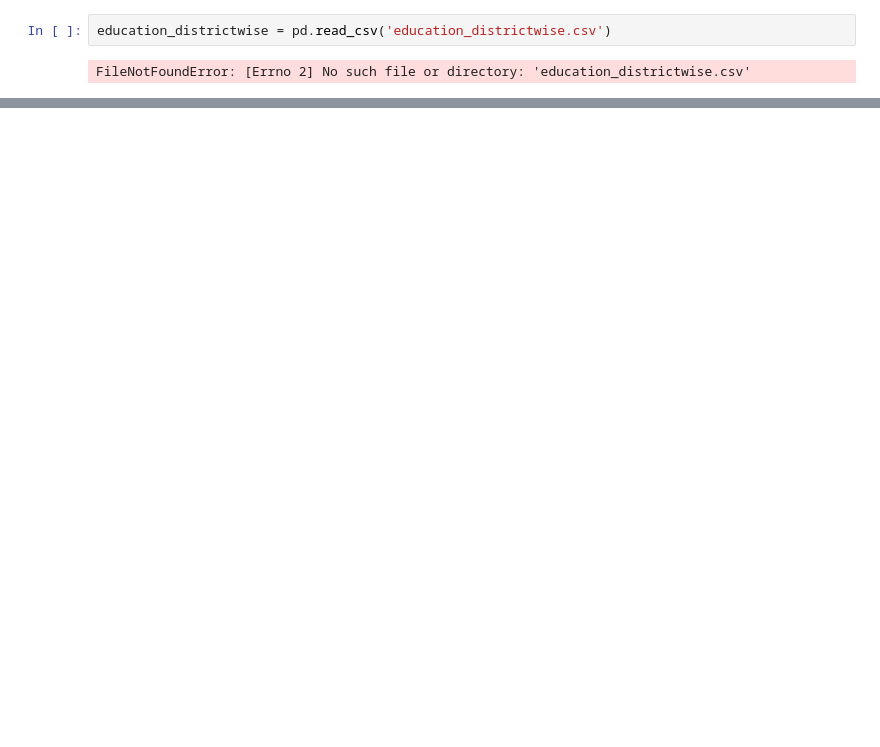
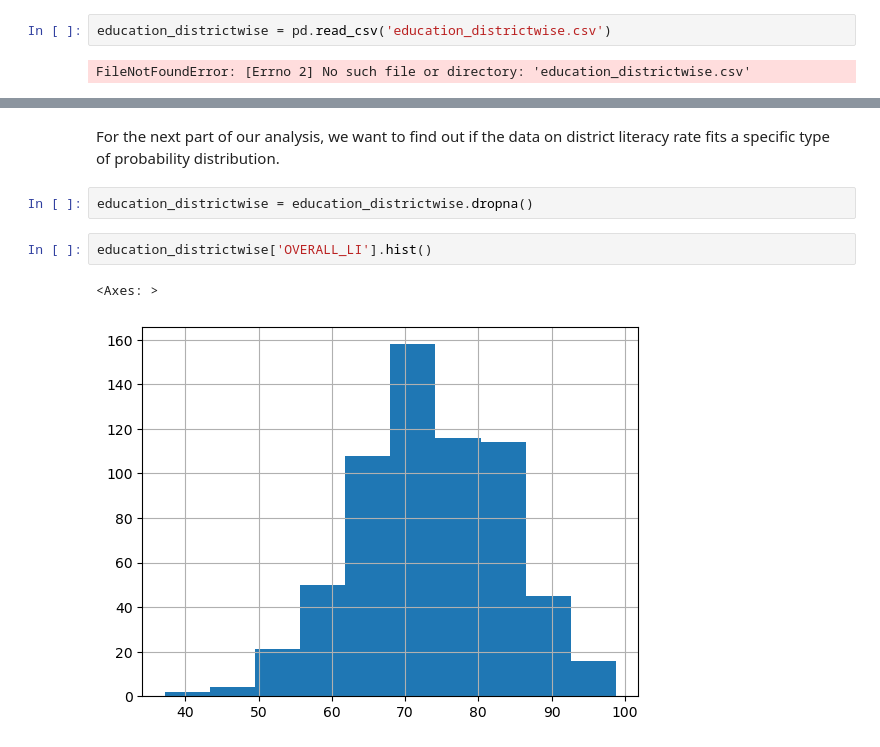
Before and after one commit to InsightQod/Unicorn-Companies-Analysis, a Jupyter notebook: Literacy_rate.ipynb, the cells around one changed output, grey strips where cells are left out. Saved outputs shown, nothing was run; the diff lists cells and outputs as text; blank space fills up the shorter version.

```diff
--- a/Literacy_rate.ipynb
+++ b/Literacy_rate.ipynb
@@ -24,0 +78,9 @@ range_overall_li
+# %% [markdown]
+For the next part of our analysis, we want to find out if the data on district literacy rate fits a specific type of probability distribution.
+# %%
+education_districtwise = education_districtwise.dropna()
+# %%
+education_districtwise['OVERALL_LI'].hist()
+# %% [output]
+<Axes: >
+[figure, added]
```
Also changed, not shown: parts of 36 cells of this notebook.
